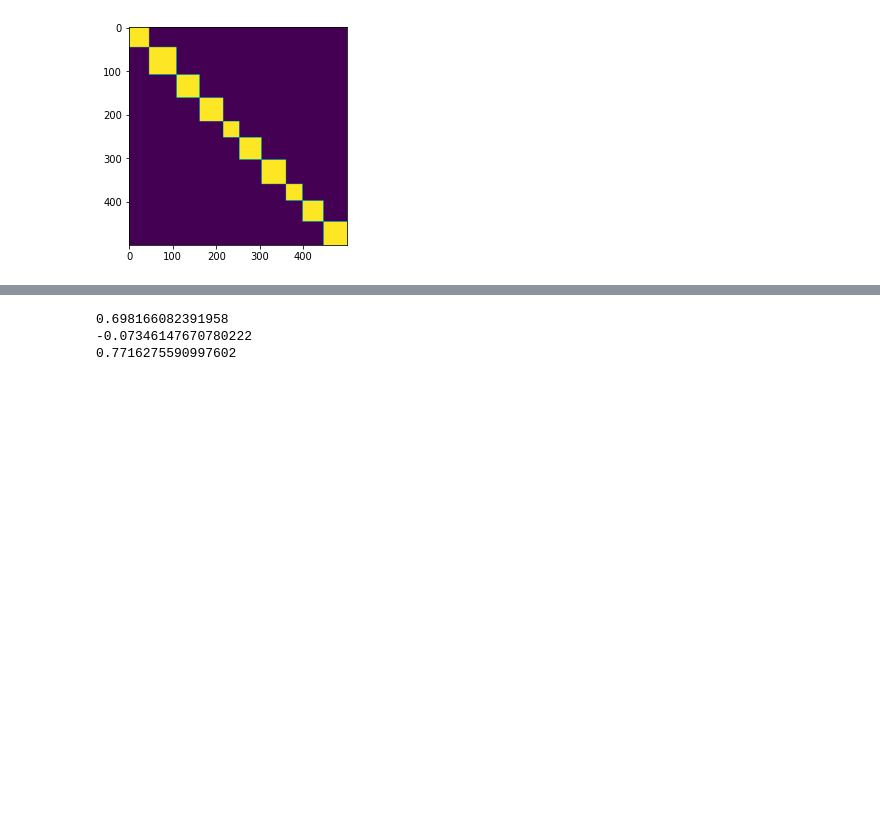
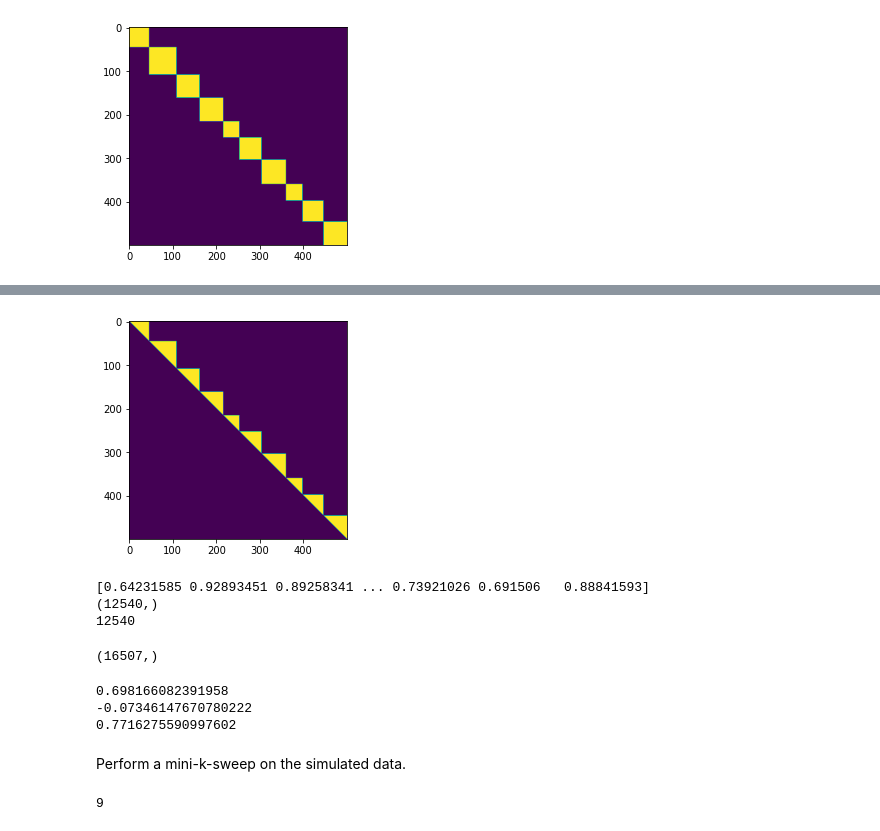
Before and after one commit to riesacassano/fMRI_piano, a Jupyter notebook: ryc_101521_WvA_implementation.ipynb, the cells around one changed output, grey strips where cells are left out. Saved outputs shown, nothing was run; the diff lists cells and outputs as text; code cells hidden in the pictures; blank space fills up the shorter version.

Commit message:
Added visualizations

```diff
--- a/ryc_101521_WvA_implementation.ipynb
+++ b/ryc_101521_WvA_implementation.ipynb
@@ -172,3 +190,22 @@ same_event.astype('bool');
+# %%
+jasmine = same_event*local_mask
+jasmine.astype('int')
+plt.imshow(jasmine)
+jasmine.astype('bool');
+# %% [output]
+[figure, added]
+# %%
+print(cc[same_event*local_mask])
+print(cc[same_event*local_mask].shape)
+print(np.sum(same_event*local_mask))
+# %% [output]
+[0.64231585 0.92893451 0.89258341 ... 0.73921026 0.691506   0.88841593]
+(12540,)
+12540
+# %%
+print(cc[(~same_event)*local_mask].shape)
+# %% [output]
+(16507,)
 # %%
 within = cc[same_event*local_mask].mean()
 print(within)
@@ -182,3 +219,10 @@ print(within_across)
 0.698166082391958
 -0.07346147670780222
 0.7716275590997602
+# %% [markdown]
+Perform a mini-k-sweep on the simulated data.
+# %%
+k_test = [2,3,5,8,10,12,15,18,20]
+print(len(k_test))
+# %% [output]
+9
```
Also changed, not shown: parts of 4 cells of this notebook.
